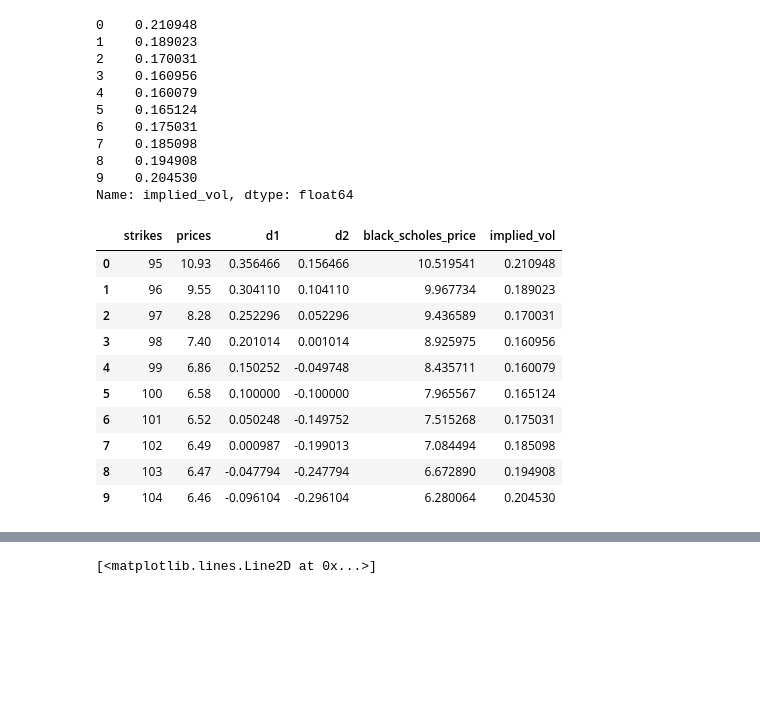
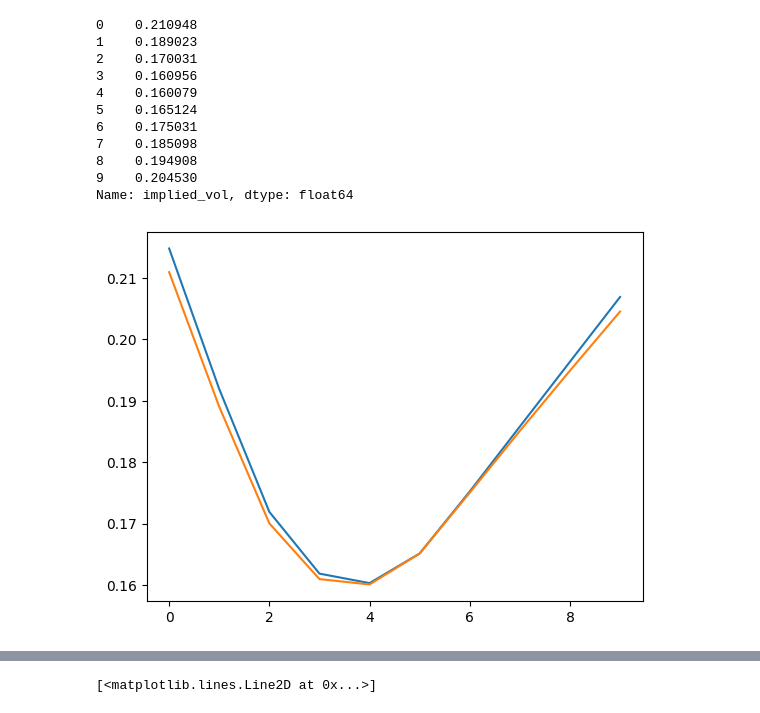
Before and after one commit to theomdvn/Calibration, a Jupyter notebook: Projet-Cal (1).ipynb, the cells around one changed output, grey strips where cells are left out. Saved outputs shown, nothing was run; the diff lists cells and outputs as text; code cells hidden in the pictures; blank space fills up the shorter version.

```diff
--- a/Projet-Cal (1).ipynb
+++ b/Projet-Cal (1).ipynb
@@ -62,19 +144,12 @@ data["implied_vol"]
 9    0.204530
 Name: implied_vol, dtype: float64
 # %%
-data
+data_test['implied_vol'].plot()
+data['implied_vol'].plot()
+
+plt.show()
 # %% [output]
-|  | strikes | prices | d1 | d2 | black_scholes_price | implied_vol |
-| 0 | 95 | 10.93 | 0.356466 | 0.156466 | 10.519541 | 0.210948 |
-| 1 | 96 | 9.55 | 0.304110 | 0.104110 | 9.967734 | 0.189023 |
-| 2 | 97 | 8.28 | 0.252296 | 0.052296 | 9.436589 | 0.170031 |
-| 3 | 98 | 7.40 | 0.201014 | 0.001014 | 8.925975 | 0.160956 |
-| 4 | 99 | 6.86 | 0.150252 | -0.049748 | 8.435711 | 0.160079 |
-| 5 | 100 | 6.58 | 0.100000 | -0.100000 | 7.965567 | 0.165124 |
-| 6 | 101 | 6.52 | 0.050248 | -0.149752 | 7.515268 | 0.175031 |
-| 7 | 102 | 6.49 | 0.000987 | -0.199013 | 7.084494 | 0.185098 |
-| 8 | 103 | 6.47 | -0.047794 | -0.247794 | 6.672890 | 0.194908 |
-| 9 | 104 | 6.46 | -0.096104 | -0.296104 | 6.280064 | 0.204530 |
+[figure, added]
 # %%
 #quadratic interp for better smoothing of the curve
 
```
Also changed, not shown: parts of 29 cells of this notebook.
